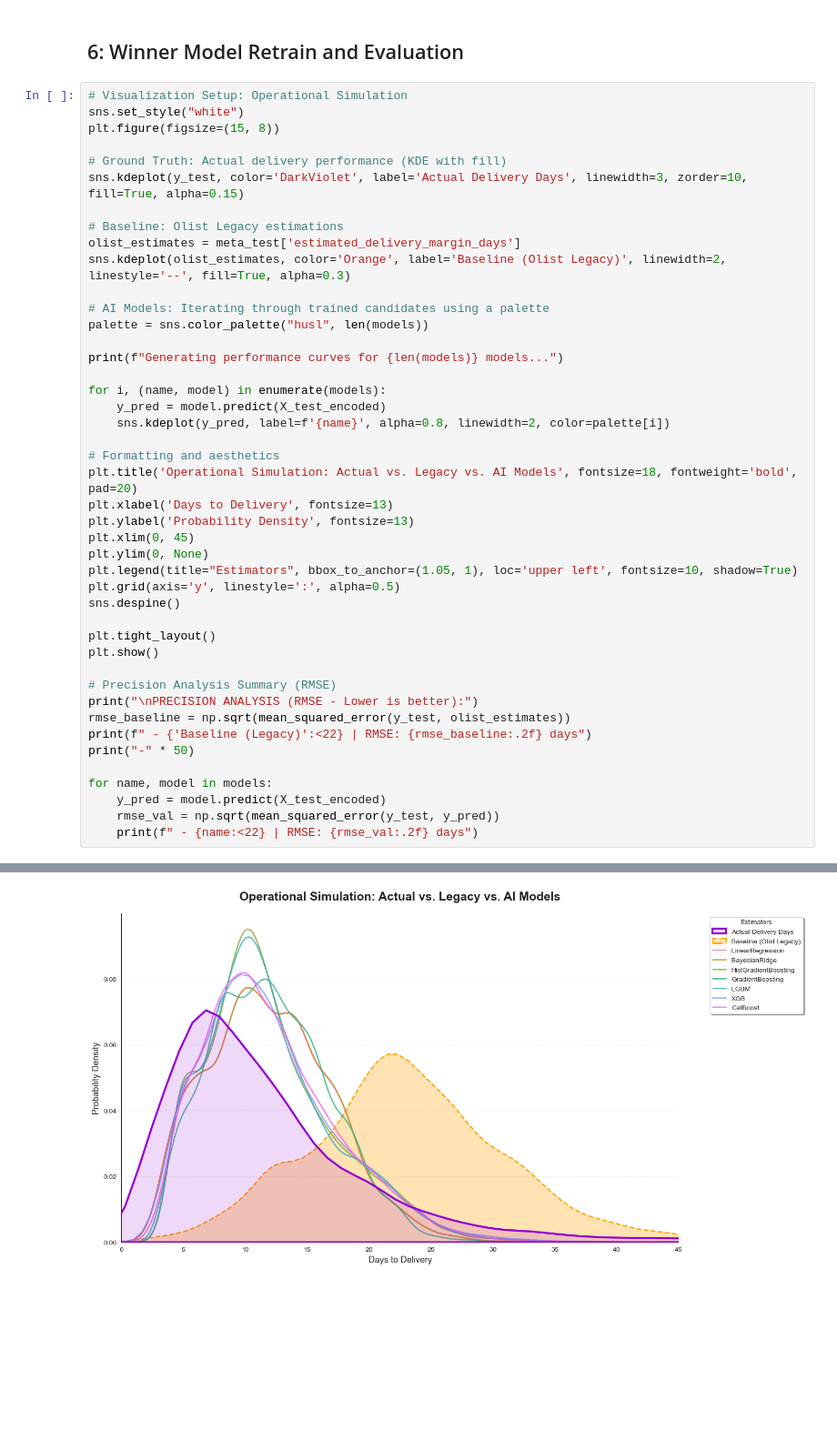
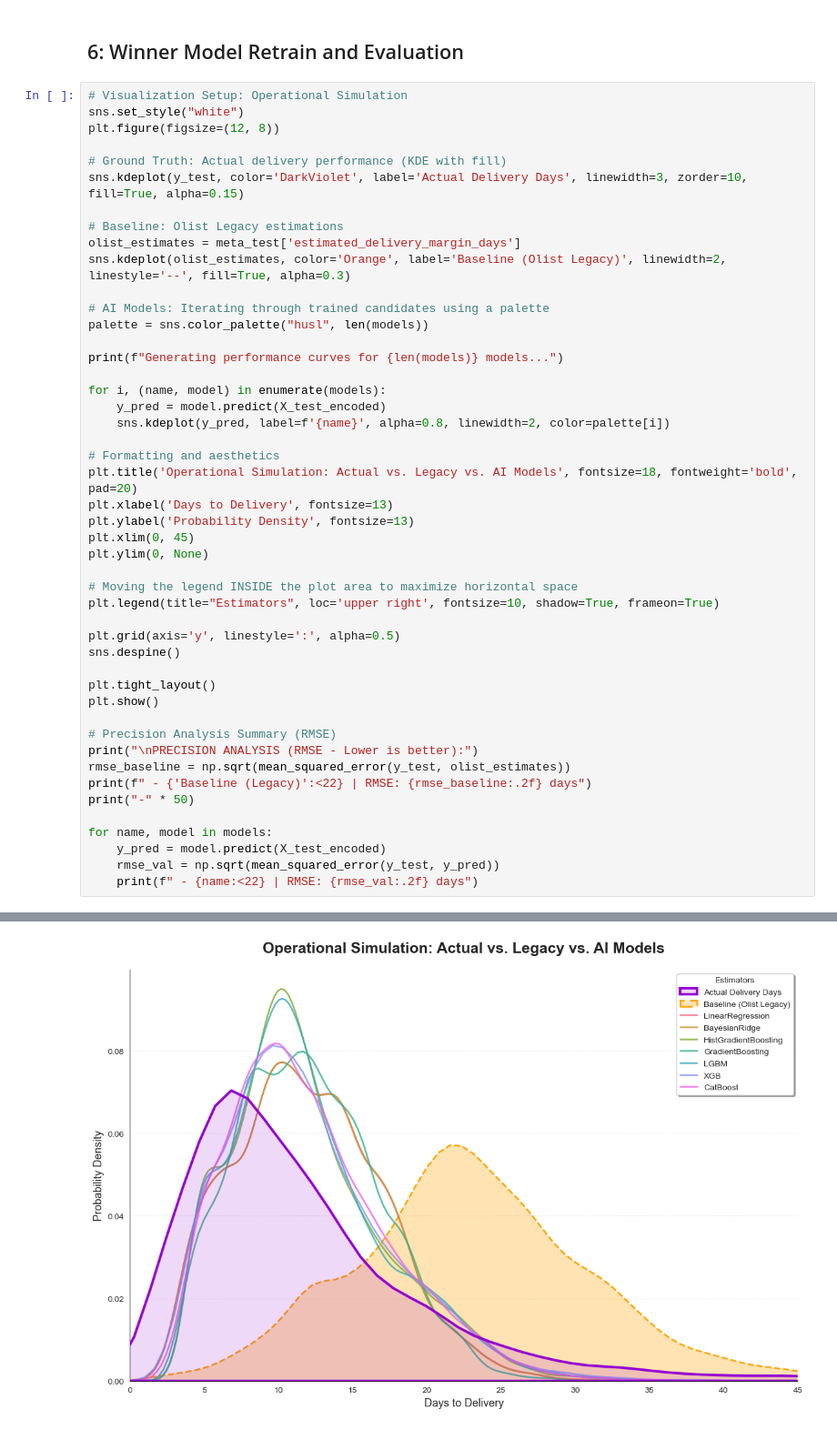
Before and after one commit to SergioBrPerez/Intelligence-Data-Analysis-ML-DL, a Jupyter notebook: 4-Regresion_Model/4.2-Multi_Model_Comparison_SBP.ipynb, the cells around one changed output, grey strips where cells are left out. Shown: that part at 91% size. Drawn from its saved outputs; the diff is of its cells as text; blank space fills up the shorter version.

```diff
--- a/4-Regresion_Model/4.2-Multi_Model_Comparison_SBP.ipynb
+++ b/4-Regresion_Model/4.2-Multi_Model_Comparison_SBP.ipynb
@@ -319,7 +319,7 @@ The darkest blue the better.
 # %%
 # Visualization Setup: Operational Simulation
 sns.set_style("white")
-plt.figure(figsize=(15, 8))
+plt.figure(figsize=(12, 8))
 
 # Ground Truth: Actual delivery performance (KDE with fill)
 sns.kdeplot(y_test, color='DarkViolet', label='Actual Delivery Days', linewidth=3, zorder=10, fill=True, alpha=0.15)
@@ -334,35 +334,38 @@ palette = sns.color_palette("husl", len(models))
 print(f"Generating performance curves for {len(models)} models...")
 
 for i, (name, model) in enumerate(models):
     y_pred = model.predict(X_test_encoded)
     sns.kdeplot(y_pred, label=f'{name}', alpha=0.8, linewidth=2, color=palette[i])
 
 # Formatting and aesthetics
 plt.title('Operational Simulation: Actual vs. Legacy vs. AI Models', fontsize=18, fontweight='bold', pad=20)
 plt.xlabel('Days to Delivery', fontsize=13)
 plt.ylabel('Probability Density', fontsize=13)
 plt.xlim(0, 45)
 plt.ylim(0, None)
-plt.legend(title="Estimators", bbox_to_anchor=(1.05, 1), loc='upper left', fontsize=10, shadow=True)
+
+# Moving the legend INSIDE the plot area to maximize horizontal space
+plt.legend(title="Estimators", loc='upper right', fontsize=10, shadow=True, frameon=True)
+
 plt.grid(axis='y', linestyle=':', alpha=0.5)
 sns.despine()
 
 plt.tight_layout()
 plt.show()
 
 # Precision Analysis Summary (RMSE)
 print("\nPRECISION ANALYSIS (RMSE - Lower is better):")
 rmse_baseline = np.sqrt(mean_squared_error(y_test, olist_estimates))
 print(f" - {'Baseline (Legacy)':<22} | RMSE: {rmse_baseline:.2f} days")
 print("-" * 50)
 
 for name, model in models:
     y_pred = model.predict(X_test_encoded)
     rmse_val = np.sqrt(mean_squared_error(y_test, y_pred))
     print(f" - {name:<22} | RMSE: {rmse_val:.2f} days")
 # %% [output]
 Generating performance curves for 7 models...
-[figure, old version]
+[figure, new version]
 PRECISION ANALYSIS (RMSE - Lower is better):
  - Baseline (Legacy)      | RMSE: 15.43 days
 --------------------------------------------------
```
Also changed, not shown: 5 other files.
